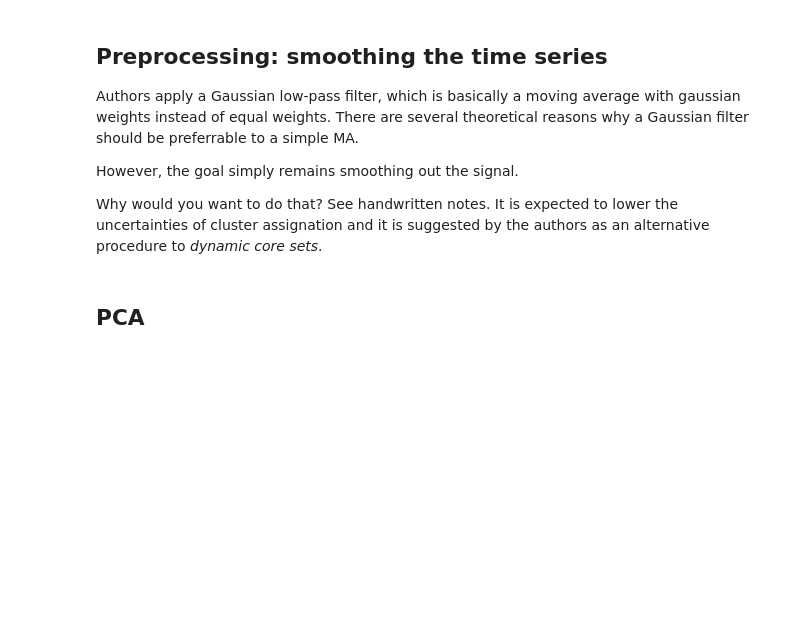
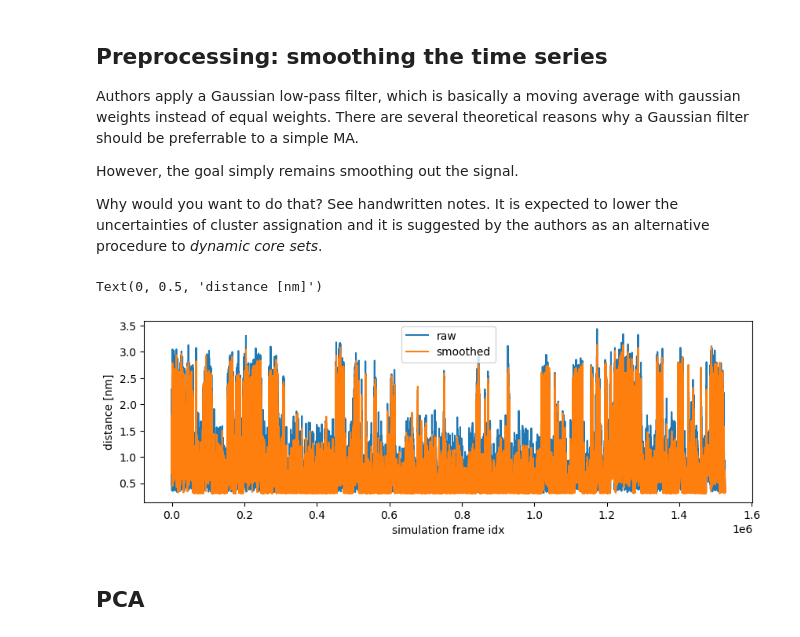
Before and after one commit to miriamzara/MSM, a Jupyter notebook: dimensionality_reduction.ipynb, the cells around one changed output. Cells and saved outputs as stored; diff of their text form; code cells hidden in the pictures; blank space fills up the shorter version.

```diff
--- a/dimensionality_reduction.ipynb
+++ b/dimensionality_reduction.ipynb
@@ -133,5 +136,20 @@ However, the goal simply remains smoothing out the signal.
 
 
 Why would you want to do that? See handwritten notes. It is expected to lower the uncertainties of cluster assignation and it is suggested by the authors as an alternative procedure to *dynamic core sets*.
+# %%
+from scipy.ndimage import gaussian_filter1d
+
+smoothed_distances = gaussian_filter1d(distances, sigma=2)
+
+
+fig, ax = plt.subplots(figsize = (10, 3))
+ax.plot(np.arange(distances.shape[0]), distances[:, 0], label = "raw")
+ax.plot(np.arange(distances.shape[0]), smoothed_distances[:, 0], label = "smoothed")
+ax.legend()
+ax.set_xlabel("simulation frame idx")
+ax.set_ylabel("distance [nm]")
+# %% [output]
+Text(0, 0.5, 'distance [nm]')
+[figure, added]
 # %% [markdown]
 ## PCA
```
Also changed, not shown: parts of 18 cells of this notebook.
